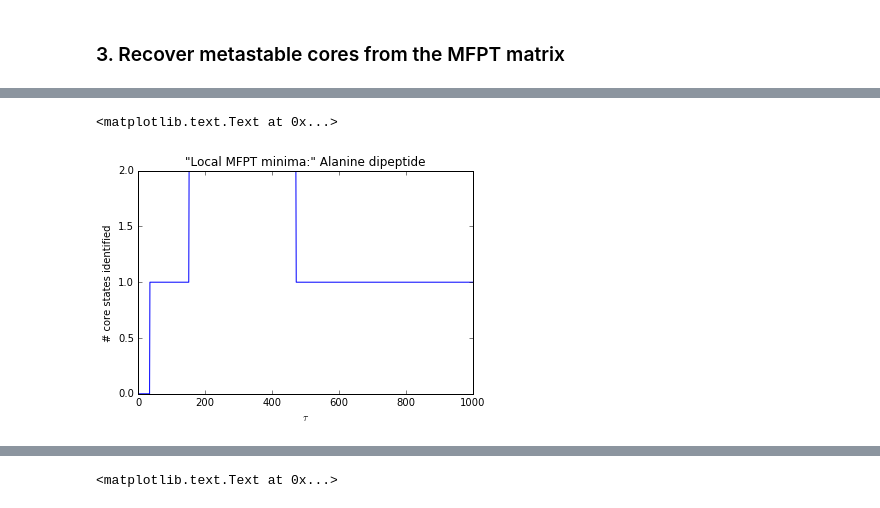
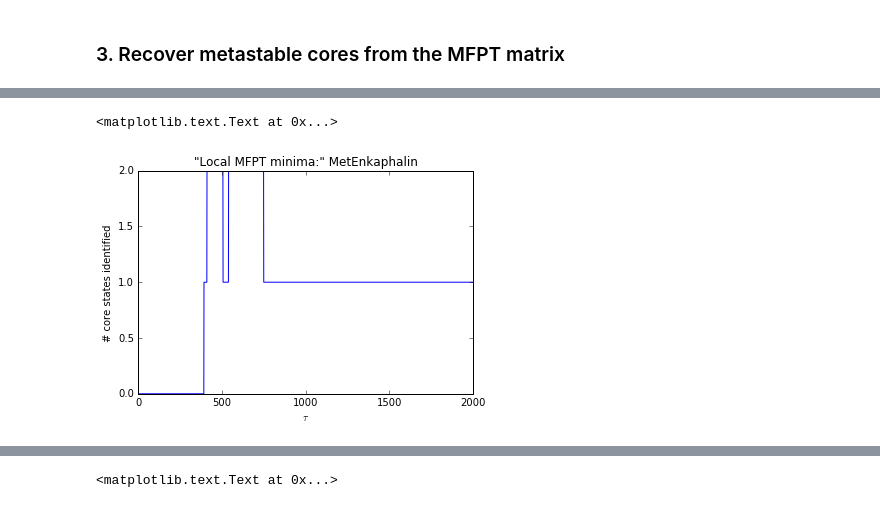
Before and after one commit to maxentile/onion, a Jupyter notebook: notebooks/MFPT tinker.ipynb, the cells around one changed output, grey strips where cells are left out. Cells and saved outputs as stored; diff of their text form; code cells hidden in the pictures.

```diff
--- a/notebooks/MFPT tinker.ipynb
+++ b/notebooks/MFPT tinker.ipynb
@@ -114,0 +124,31 @@ mfpt_slow = _slow_mfpt_matrix(msm)
+# %%
+n=len(mfpt)
+# %%
+# is it a metric?
+
+# D(x,y)>= 0, D(x,x)=0
+print(np.min(mfpt)>=0)
+print(np.trace(mfpt)==0)
+
+# isolation?
+# x=/=y implies D(x,y)>0
+# if not, pseudometric: fix with equivalence classes
+print(np.sum((mfpt-np.diag(np.diag(mfpt)))>0)==n**2-n)
+
+# symmetry?
+# D(x,y) = D(y,x)
+# if not, quasimetric: fix with avg.: D_hat(x,y) = (D(x,y)+D(y,x))/2
+print(np.sum(mfpt!=mfpt.T)==0)
+
+# triangle inequality
+# D(x,z) <= D(x,y)+D(y,z)
+# if not, semimetric: metric completion: D(x,y) = shortest path
+# or snowflake
+
+triangle=True
+for i in range(n):
+    for j in range(n):
+        for k in range(n):
+            if mfpt[i,k] > mfpt[i,j] + mfpt[j,k]:
+                triangle=False
+print(triangle)
@@ -194,5 +232,5 @@ def local_mfpt_minima(mfpt_matrix,tau):
     return close_neighbors,fast_returning_close_neighbors,core_states
 # %%
 close_neighbors,fast_returning_close_neighbors,core_states = \
-    local_mfpt_minima(mfpt_slow,50)
+    local_mfpt_minima(mfpt_gi,500)
 # %%
@@ -206,16 +244,18 @@ len(core_states)
 # %%
 n_core_states = []
-taus = range(1,1000)
+taus = range(1,2000)
+core_states_list = []
 
 for i in taus:
     close_neighbors,fast_returning_close_neighbors,core_states = \
-        local_mfpt_minima(mfpt_slow,i)
+        local_mfpt_minima(mfpt_gi,i)
+    core_states_list.append(core_states)
     n_core_states.append(len(core_states))
 # %%
 plt.plot(taus,n_core_states)
 plt.xlabel(r'$\tau$')
 plt.ylabel('# core states identified')
-plt.title('"Local MFPT minima:" Alanine dipeptide')
+plt.title('"Local MFPT minima:" MetEnkaphalin')
 # %% [output]
 <matplotlib.text.Text at 0x...>
-[figure, old version]
+[figure, new version]
```
Also changed, not shown: parts of 22 cells of this notebook, 3 other files.
